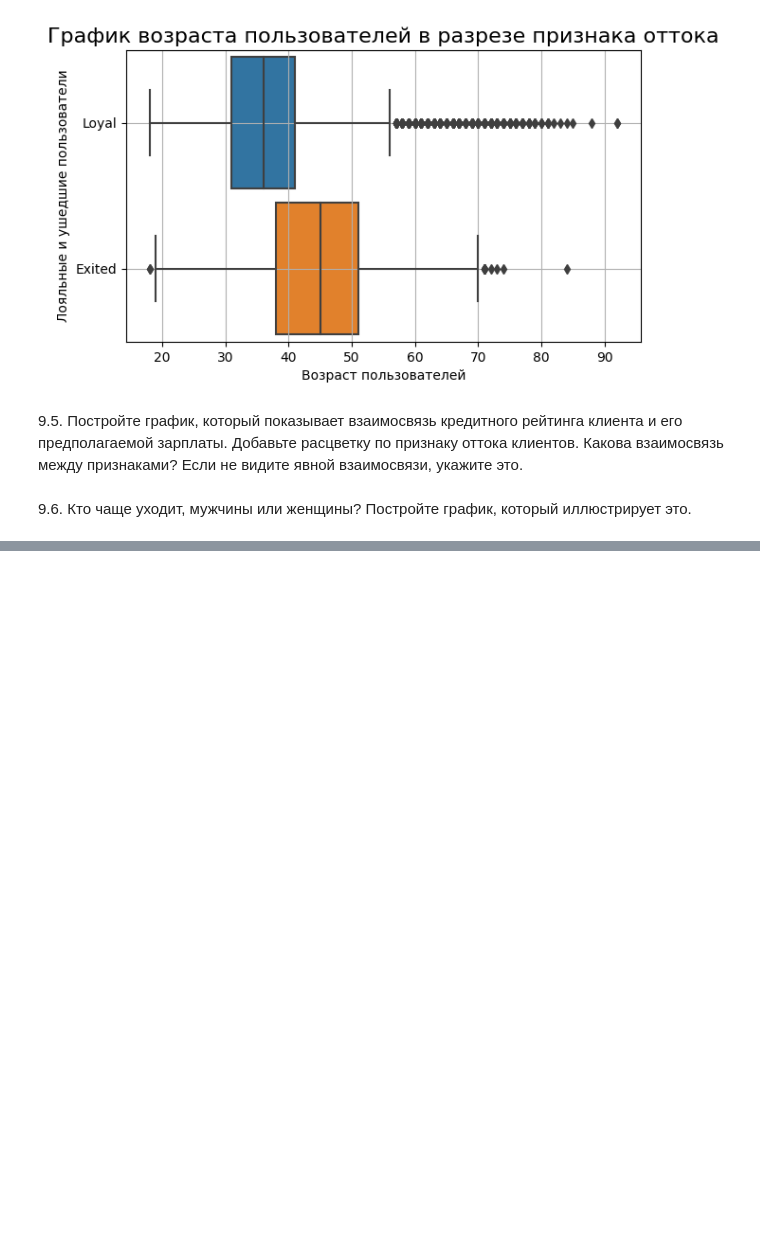
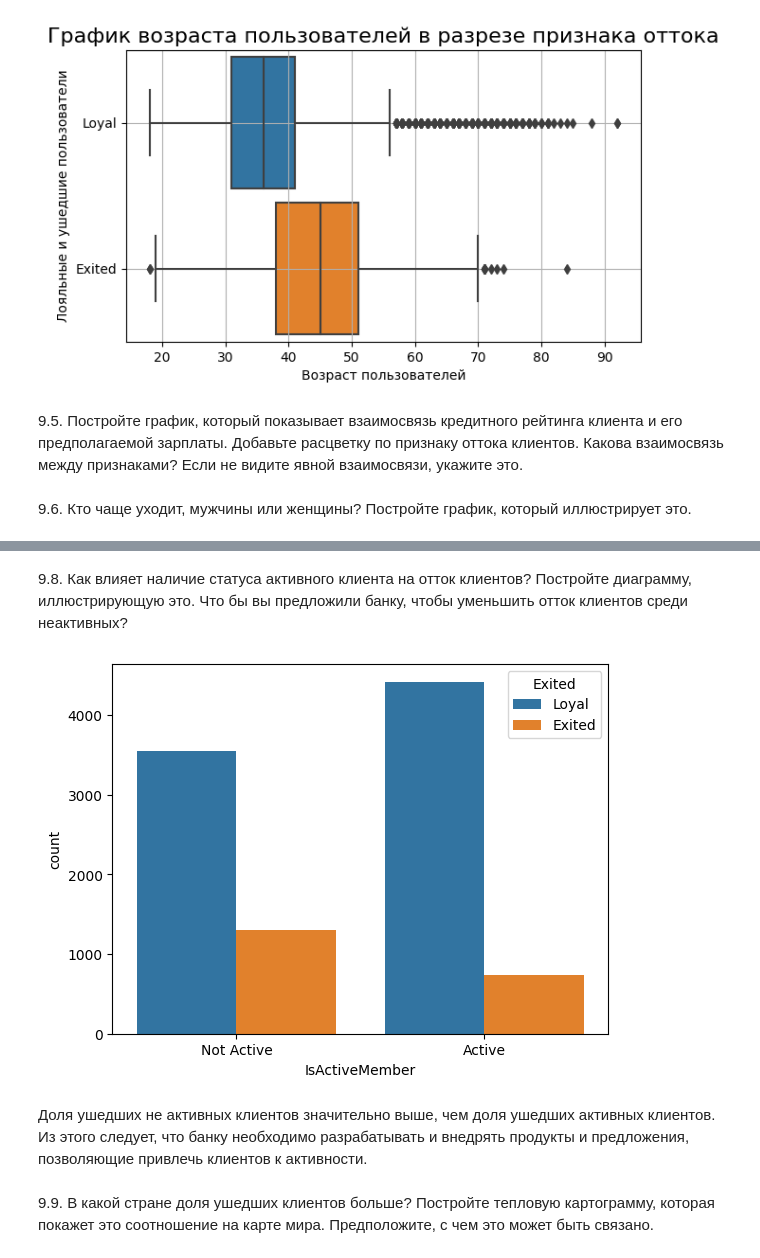
Before and after one commit to oksazzz/oksa_data_science, a Jupyter notebook: Skillfactory/Python_13/итоговое задание.ipynb, the cells around one changed output, grey strips where cells are left out. Drawn from its saved outputs; the diff is of its cells as text; code cells hidden in the pictures; blank space fills up the shorter version.

```diff
--- a/Skillfactory/Python_13/итоговое задание.ipynb
+++ b/Skillfactory/Python_13/итоговое задание.ipynb
@@ -134,0 +157,18 @@ fig.show()
+# %% [markdown]
+9.8. Как влияет наличие статуса активного клиента на отток клиентов? Постройте диаграмму, иллюстрирующую это. Что бы вы предложили банку, чтобы уменьшить отток клиентов среди неактивных?
+# %%
+churn_data['IsActiveMember'] = churn_data['IsActiveMember'].astype('category')
+churn_data['IsActiveMember'] = churn_data['IsActiveMember'].cat.rename_categories({
+    1 : 'Active',
+    0 : 'Not Active'
+})
+fig=sns.countplot(
+        data=churn_data,
+        x="IsActiveMember",
+        hue="Exited")
+# %% [output]
+[figure, added]
+# %% [markdown]
+Доля ушедших не активных клиентов значительно выше, чем доля ушедших активных клиентов. Из этого следует, что банку необходимо разрабатывать и внедрять продукты и предложения, позволяющие привлечь клиентов к активности.
+# %% [markdown]
+9.9. В какой стране доля ушедших клиентов больше? Постройте тепловую картограмму, которая покажет это соотношение на карте мира. Предположите, с чем это может быть связано.
```
Also changed, not shown: parts of 6 cells of this notebook.
